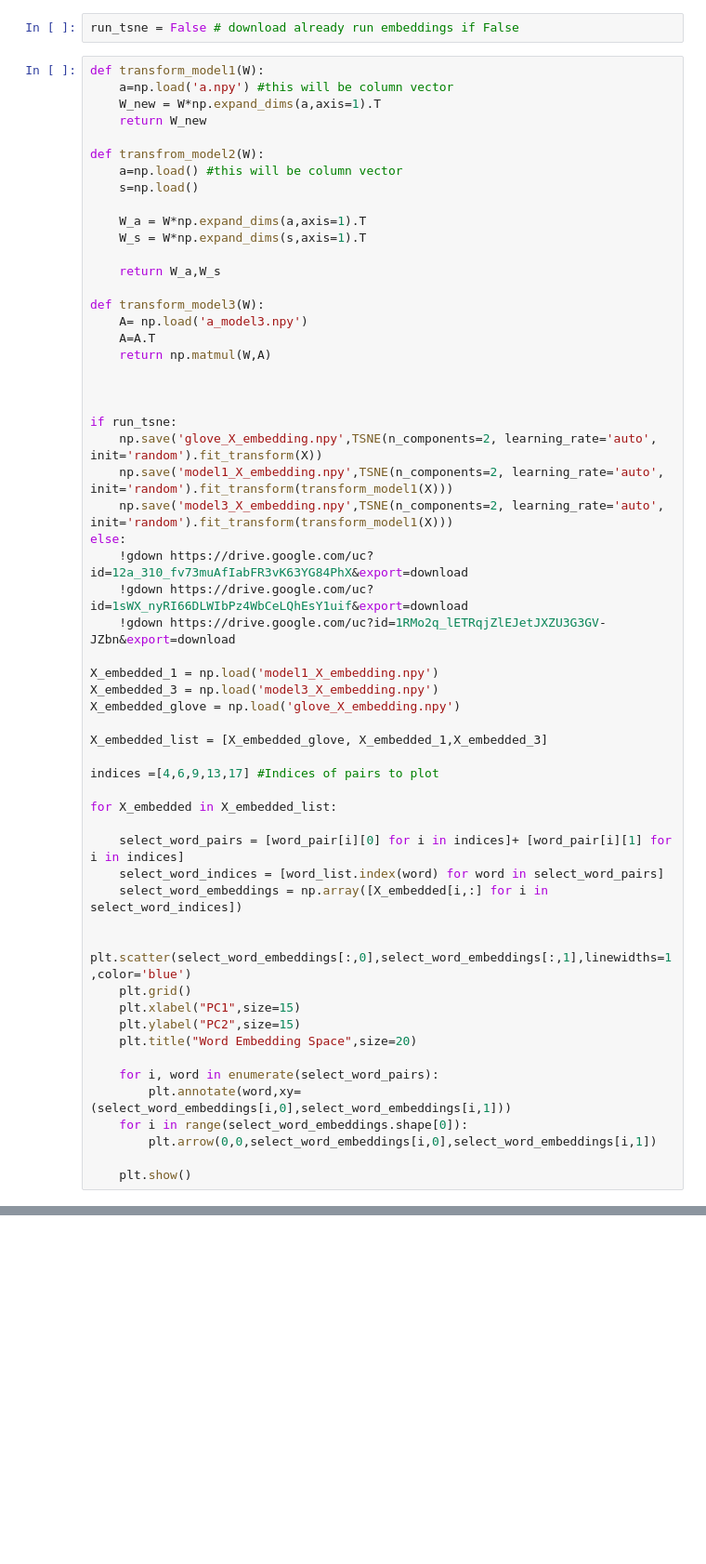
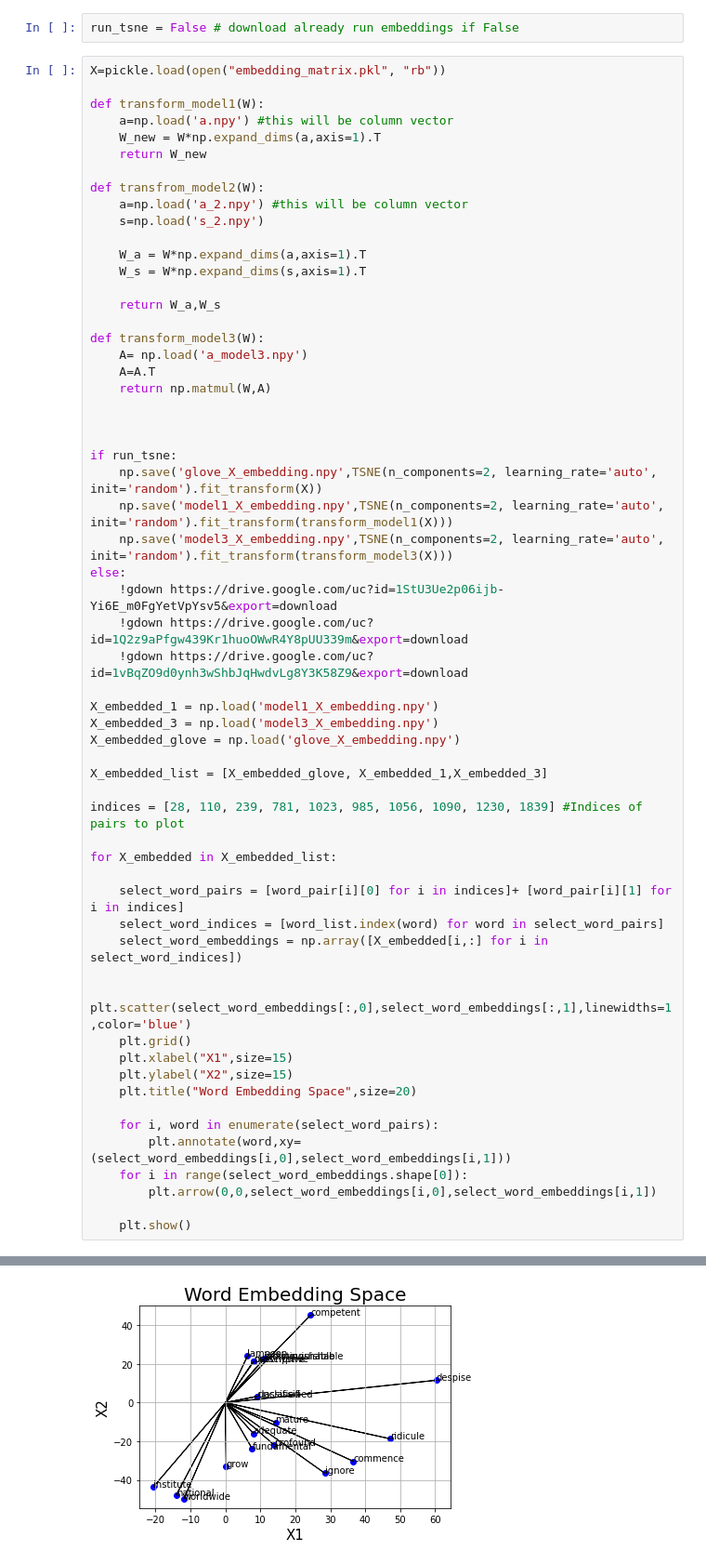
Before and after one commit to abhisikdar/COMS6998-ML-Probabilistic-Programming, a Jupyter notebook: MLPP+Final+Code+Unified.ipynb, the cells around one changed output, grey strips where cells are left out. Shown at 93% size. Saved outputs shown, nothing was run; the diff lists cells and outputs as text; blank space fills up the shorter version.

```diff
--- a/MLPP+Final+Code+Unified.ipynb
+++ b/MLPP+Final+Code+Unified.ipynb
@@ -103,14 +189,16 @@ print('Model 3 gives an accuracy of', np.sum(y==y__)/len(y))
 # %%
 run_tsne = False # download already run embeddings if False
 # %%
+X=pickle.load(open("embedding_matrix.pkl", "rb"))
+
 def transform_model1(W):
     a=np.load('a.npy') #this will be column vector
     W_new = W*np.expand_dims(a,axis=1).T
     return W_new
 
 def transfrom_model2(W):
-    a=np.load() #this will be column vector
-    s=np.load()
+    a=np.load('a_2.npy') #this will be column vector
+    s=np.load('s_2.npy')
 
     W_a = W*np.expand_dims(a,axis=1).T
     W_s = W*np.expand_dims(s,axis=1).T
@@ -127,11 +215,11 @@ def transform_model3(W):
 if run_tsne:
     np.save('glove_X_embedding.npy',TSNE(n_components=2, learning_rate='auto', init='random').fit_transform(X))
     np.save('model1_X_embedding.npy',TSNE(n_components=2, learning_rate='auto', init='random').fit_transform(transform_model1(X)))
-    np.save('model3_X_embedding.npy',TSNE(n_components=2, learning_rate='auto', init='random').fit_transform(transform_model1(X)))
+    np.save('model3_X_embedding.npy',TSNE(n_components=2, learning_rate='auto', init='random').fit_transform(transform_model3(X)))
 else:
-    !gdown https://drive.google.com/uc?id=12a_310_fv73muAfIabFR3vK63YG84PhX&export=download
-    !gdown https://drive.google.com/uc?id=1sWX_nyRI66DLWIbPz4WbCeLQhEsY1uif&export=download
-    !gdown https://drive.google.com/uc?id=1RMo2q_lETRqjZlEJetJXZU3G3GV-JZbn&export=download
+    !gdown https://drive.google.com/uc?id=1StU3Ue2p06ijb-Yi6E_m0FgYetVpYsv5&export=download
+    !gdown https://drive.google.com/uc?id=1Q2z9aPfgw439Kr1huoOWwR4Y8pUU339m&export=download
+    !gdown https://drive.google.com/uc?id=1vBqZO9d0ynh3wShbJqHwdvLg8Y3K58Z9&export=download
 
 X_embedded_1 = np.load('model1_X_embedding.npy')
 X_embedded_3 = np.load('model3_X_embedding.npy')
@@ -139,7 +227,7 @@ X_embedded_glove = np.load('glove_X_embedding.npy')
 
 X_embedded_list = [X_embedded_glove, X_embedded_1,X_embedded_3]
 
-indices =[4,6,9,13,17] #Indices of pairs to plot
+indices = [28, 110, 239, 781, 1023, 985, 1056, 1090, 1230, 1839] #Indices of pairs to plot
 
 for X_embedded in X_embedded_list:
 
@@ -149,8 +237,8 @@ for X_embedded in X_embedded_list:
 
     plt.scatter(select_word_embeddings[:,0],select_word_embeddings[:,1],linewidths=1,color='blue')
     plt.grid()
-    plt.xlabel("PC1",size=15)
-    plt.ylabel("PC2",size=15)
+    plt.xlabel("X1",size=15)
+    plt.ylabel("X2",size=15)
     plt.title("Word Embedding Space",size=20)
 
     for i, word in enumerate(select_word_pairs):
@@ -159,3 +247,4 @@ for X_embedded in X_embedded_list:
         plt.arrow(0,0,select_word_embeddings[i,0],select_word_embeddings[i,1])
 
     plt.show()
+# %% [output]
@@ -161,0 +260 @@ for X_embedded in X_embedded_list:
+[figure, added]
```
Also changed, not shown: parts of 14 cells of this notebook.
